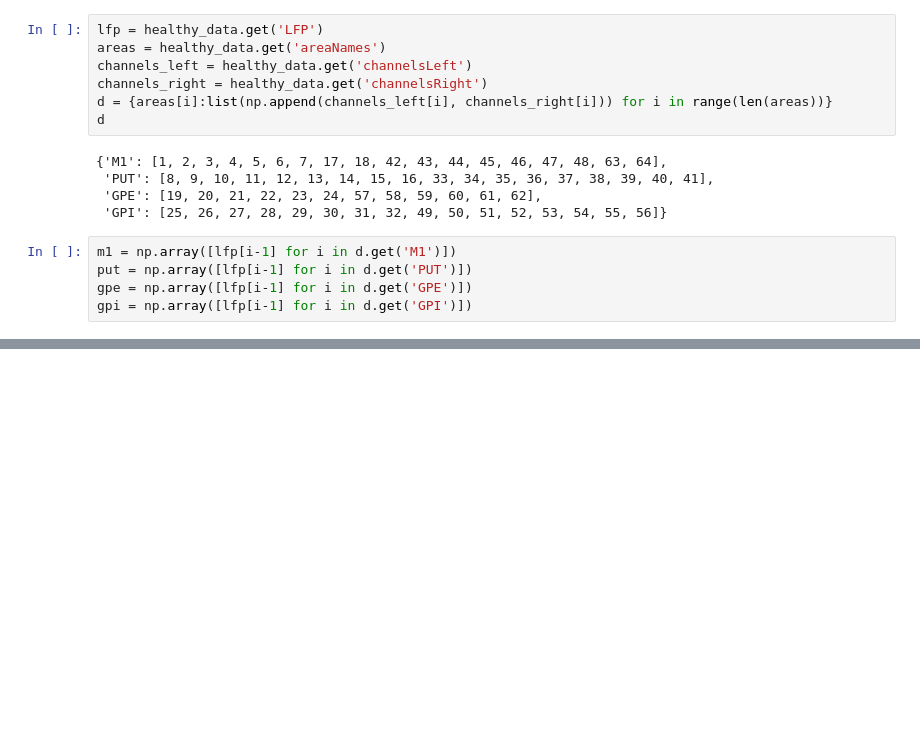
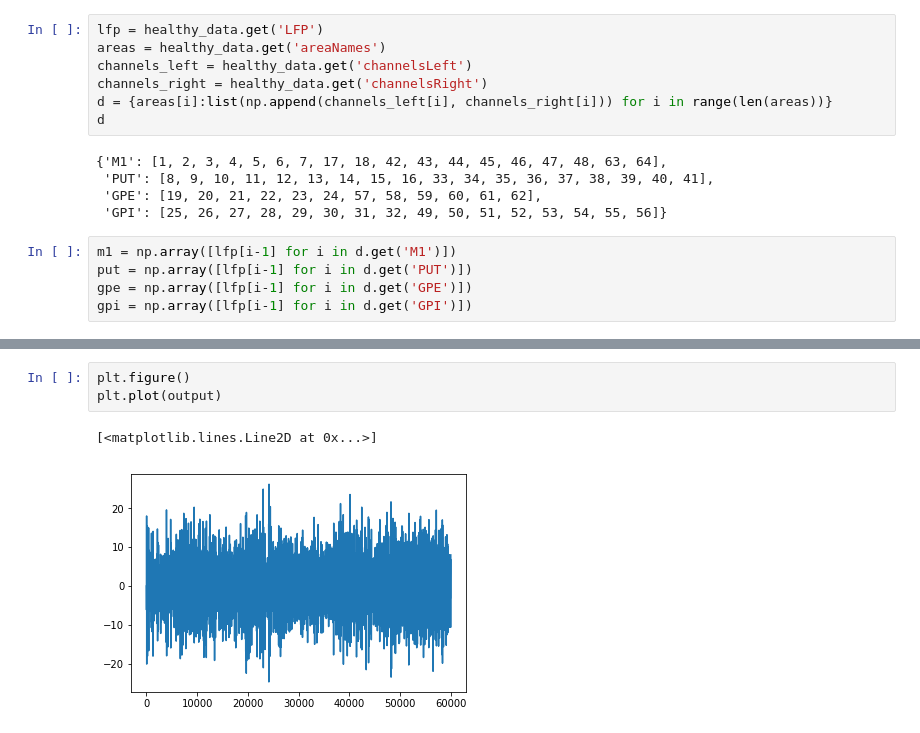
Before and after one commit to chyumin/isd, a Jupyter notebook: final_project/Final project.ipynb, the cells around one changed output, grey strips where cells are left out. Drawn from its saved outputs; the diff is of its cells as text; blank space fills up the shorter version.

```diff
--- a/final_project/Final project.ipynb
+++ b/final_project/Final project.ipynb
@@ -111,0 +125,6 @@ x = plot_fft(output, f'Low pass with Cut-off Frequencies: {fcs} Hz')
+# %%
+plt.figure()
+plt.plot(output)
+# %% [output]
+[<matplotlib.lines.Line2D at 0x...>]
+[figure, added]
```
Also changed, not shown: parts of 20 cells of this notebook, 1 other file.
